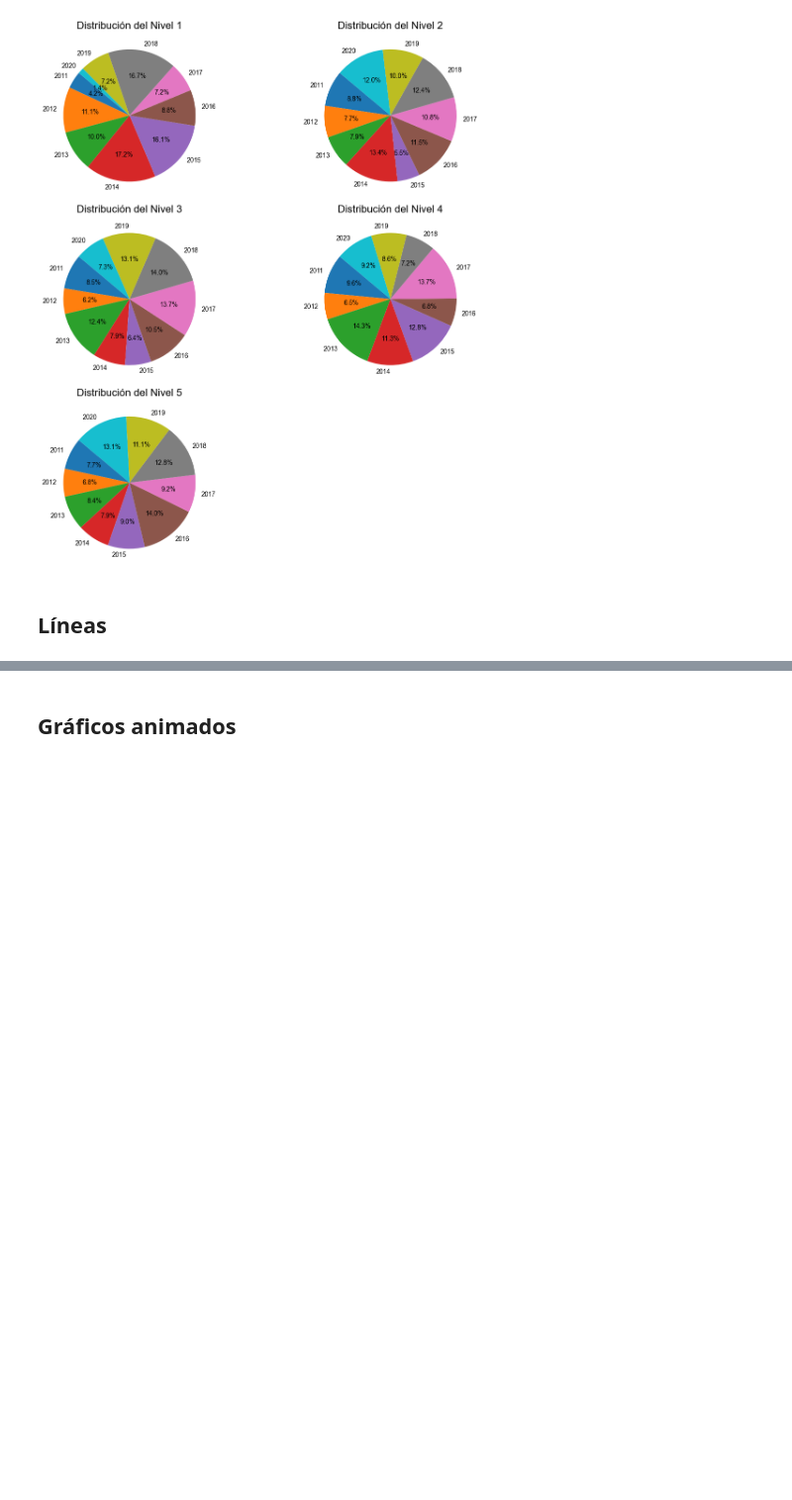
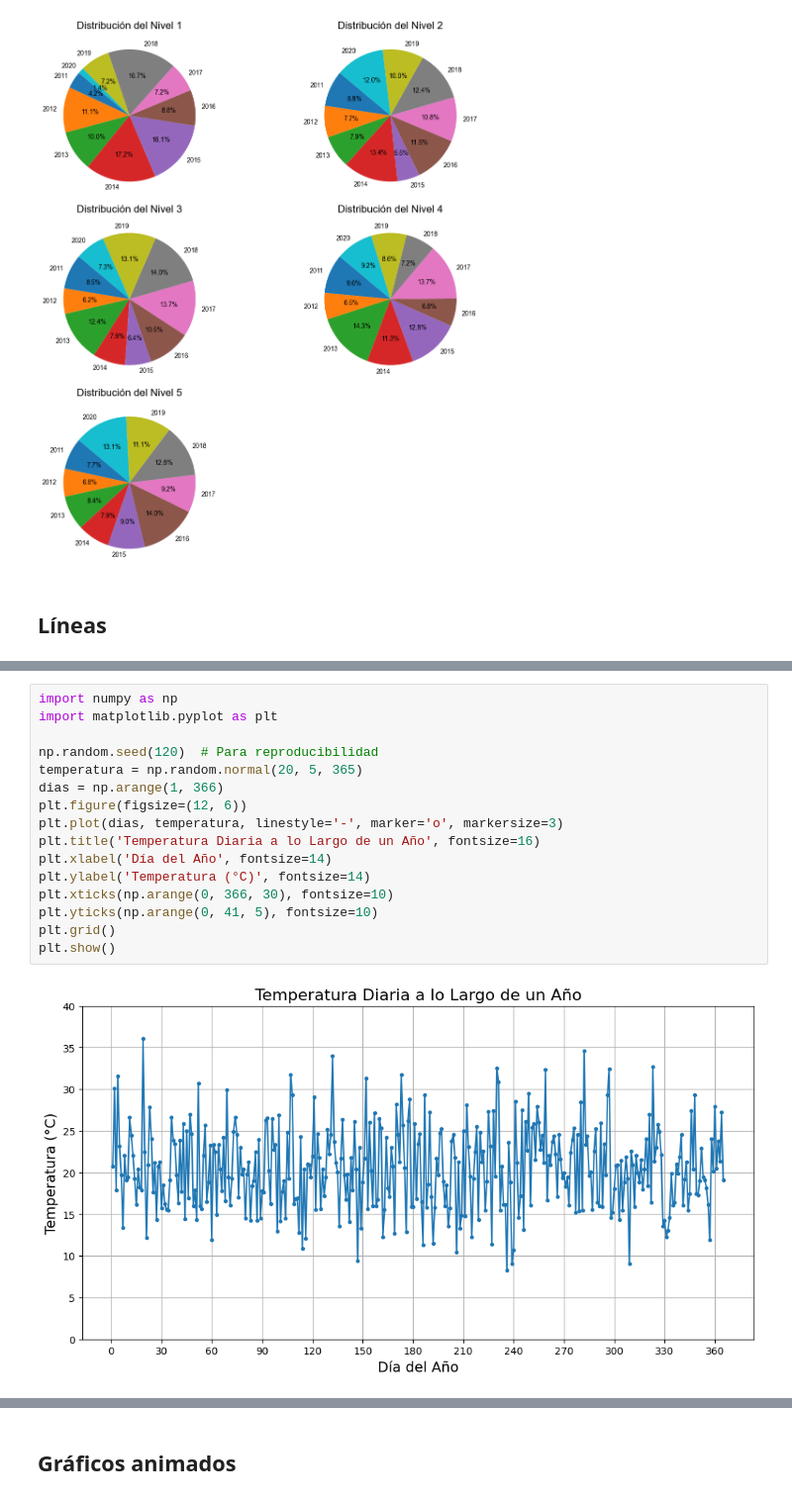
Before and after one commit to paranedagarcia/Data-Science, a Jupyter notebook: Visualizacion/Matplotlib.ipynb, the cells around one changed output, grey strips where cells are left out. Shown at 99% size. Cells and saved outputs as stored; diff of their text form; blank space fills up the shorter version.

Commit message:
matplotlib

```diff
--- a/Visualizacion/Matplotlib.ipynb
+++ b/Visualizacion/Matplotlib.ipynb
@@ -180,0 +185,18 @@ plt.show()
+# %%
+import numpy as np
+import matplotlib.pyplot as plt
+
+np.random.seed(120)  # Para reproducibilidad
+temperatura = np.random.normal(20, 5, 365)
+dias = np.arange(1, 366)
+plt.figure(figsize=(12, 6))
+plt.plot(dias, temperatura, linestyle='-', marker='o', markersize=3)
+plt.title('Temperatura Diaria a lo Largo de un Año', fontsize=16)
+plt.xlabel('Día del Año', fontsize=14)
+plt.ylabel('Temperatura (°C)', fontsize=14)
+plt.xticks(np.arange(0, 366, 30), fontsize=10)
+plt.yticks(np.arange(0, 41, 5), fontsize=10)
+plt.grid()
+plt.show()
+# %% [output]
+[figure, added]
```
Also changed, not shown: parts of 11 cells of this notebook, 6 other files.
